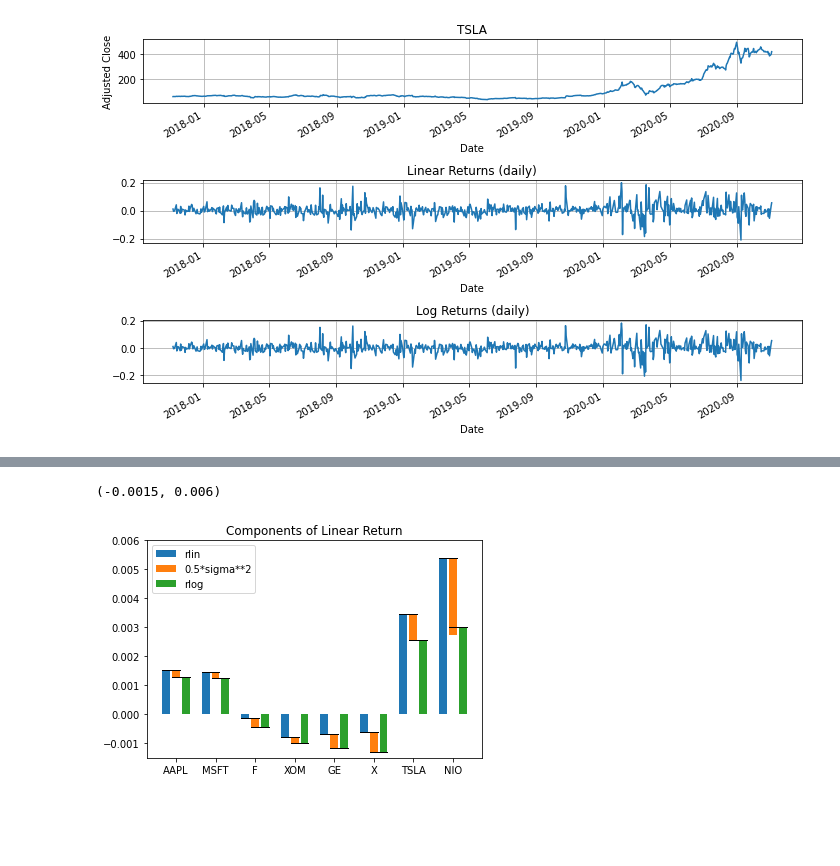
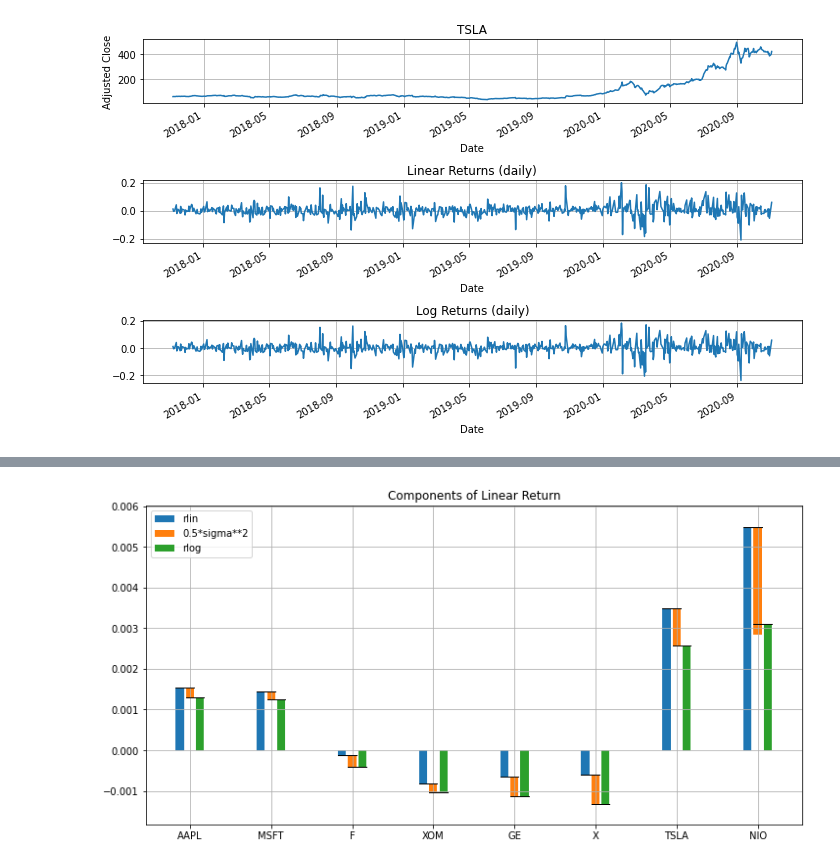
Before and after one commit to jckantor/CBE40455-2020, a Jupyter notebook: notebooks/07.01-Measuring-Return.ipynb, the cells around one changed output, grey strips where cells are left out. Drawn from its saved outputs; the diff is of its cells as text; code cells hidden in the pictures; blank space fills up the shorter version.

```diff
--- a/notebooks/07.01-Measuring-Return.ipynb
+++ b/notebooks/07.01-Measuring-Return.ipynb
@@ -486,24 +482,26 @@ for symbol in symbols:
 # %%
 import seaborn as sns
 N = len(symbols)
 idx = np.arange(N)
 width = 0.2
 
-p0 = plt.bar(idx - 1.25*width, rlin, width)
-p1 = plt.bar(idx, -0.5*np.array(sigma)**2, width, bottom=rlin)
-p2 = plt.bar(idx + 1.25*width, rlog, width)
+plt.figure(figsize=(12, 6))
+
+p0 = plt.bar(2*idx - 1.25*width, rlin, width)
+p1 = plt.bar(2*idx, -0.5*np.array(sigma)**2, width, bottom=rlin)
+p2 = plt.bar(2*idx + 1.25*width, rlog, width)
 
 for k in range(0,N):
-    plt.plot([k - 1.75*width, k + 0.5*width],[rlin[k],rlin[k]],'k',lw=1)
-    plt.plot([k - 0.5*width, k + 1.75*width],[rlog[k],rlog[k]],'k',lw=1)
+    plt.plot([2*k - 1.75*width, 2*k + 0.5*width], [rlin[k], rlin[k]], 'k', lw=1)
+    plt.plot([2*k - 0.5*width, 2*k + 1.75*width], [rlog[k], rlog[k]], 'k', lw=1)
 
-plt.xticks(idx,symbols)
-plt.legend((p0[0],p1[0],p2[0]),('rlin','0.5*sigma**2','rlog'))
+plt.xticks(2*idx, symbols)
+plt.legend((p0[0], p1[0], p2[0]), ('rlin', '0.5*sigma**2', 'rlog'))
 plt.title('Components of Linear Return')
-plt.ylim([-0.0015, 0.006])
+plt.ylim(1.1*np.array(plt.ylim()))
+plt.grid()
 # %% [output]
-(-0.0015, 0.006)
-[figure, old version]
+[figure, new version]
 # %% [markdown]
 <!--NAVIGATION-->
 < [Risk and Diversification](http://nbviewer.jupyter.org/github/jckantor/CBE40455/blob/master/notebooks/07.00-Risk-and-Diversification.ipynb) | [Contents](toc.ipynb) | [Geometric Brownian Motion](http://nbviewer.jupyter.org/github/jckantor/CBE40455/blob/master/notebooks/07.02-Geometric-Brownian-Motion.ipynb) ><p><a href="https://colab.research.google.com/github/jckantor/CBE40455/blob/master/notebooks/07.01-Measuring-Return.ipynb"><img align="left" src="https://colab.research.google.com/assets/colab-badge.svg" alt="Open in Colab" title="Open in Google Colaboratory"></a><p><a href="https://raw.githubusercontent.com/jckantor/CBE40455/master/notebooks/07.01-Measuring-Return.ipynb"><img align="left" src="https://img.shields.io/badge/Github-Download-blue.svg" alt="Download" title="Download Notebook"></a>
```
Also changed, not shown: parts of 9 cells of this notebook, 8 other files.
